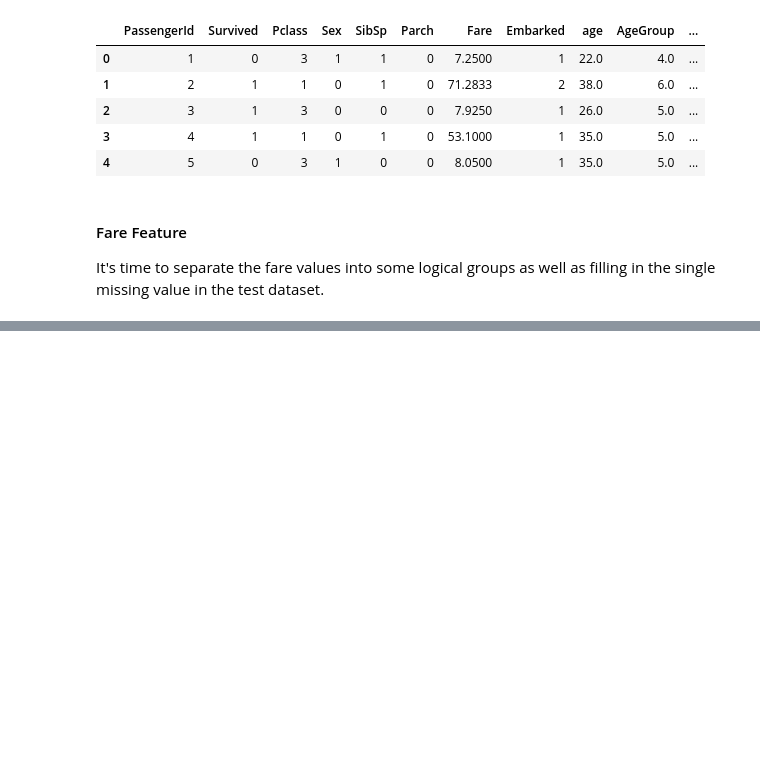
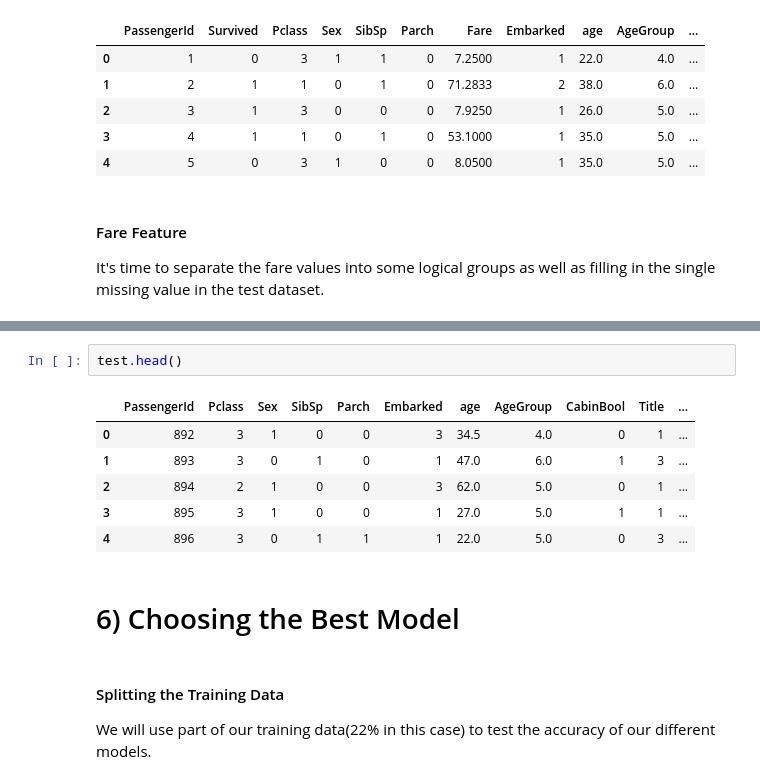
Before and after one commit to Nameless8243/Kaggle_learn, a Jupyter notebook: notebookfbe66c2298.ipynb, the cells around one changed output, grey strips where cells are left out. Cells and saved outputs as stored; diff of their text form; blank space fills up the shorter version.

```diff
--- a/notebookfbe66c2298.ipynb
+++ b/notebookfbe66c2298.ipynb
@@ -437,0 +461,14 @@ It's time to separate the fare values into some logical groups as well as fillin
+# %%
+test.head()
+# %% [output]
+|  | PassengerId | Pclass | Sex | SibSp | Parch | Embarked | age | AgeGroup | CabinBool | Title | ... |
+| 0 | 892 | 3 | 1 | 0 | 0 | 3 | 34.5 | 4.0 | 0 | 1 | ... |
+| 1 | 893 | 3 | 0 | 1 | 0 | 1 | 47.0 | 6.0 | 1 | 3 | ... |
+| 2 | 894 | 2 | 1 | 0 | 0 | 3 | 62.0 | 5.0 | 0 | 1 | ... |
+| 3 | 895 | 3 | 1 | 0 | 0 | 1 | 27.0 | 5.0 | 1 | 1 | ... |
+| 4 | 896 | 3 | 0 | 1 | 1 | 1 | 22.0 | 5.0 | 0 | 3 | ... |
+# %% [markdown]
+# 6) Choosing the Best Model
+# %% [markdown]
+#### Splitting the Training Data
+We will use part of our training data(22% in this case) to test the accuracy of our different models.
```
Also changed, not shown: parts of 8 cells of this notebook.
